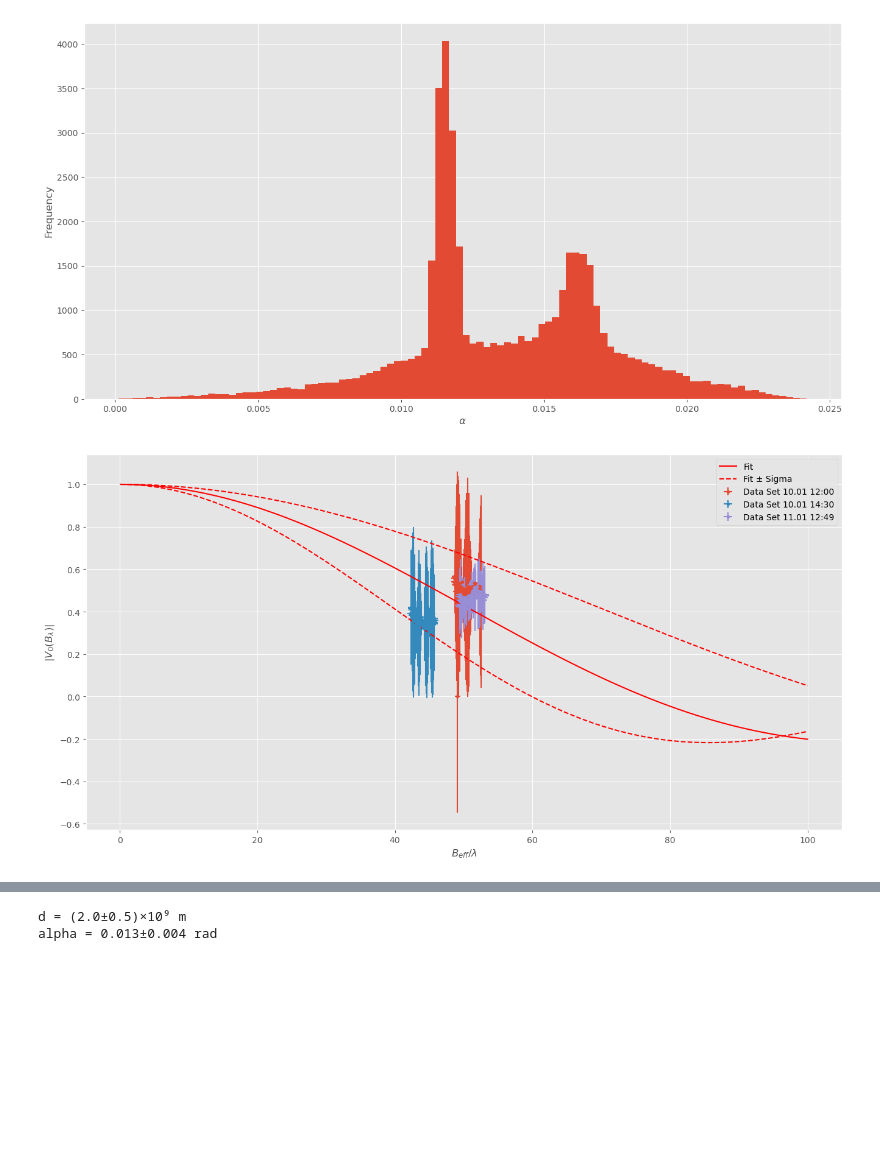
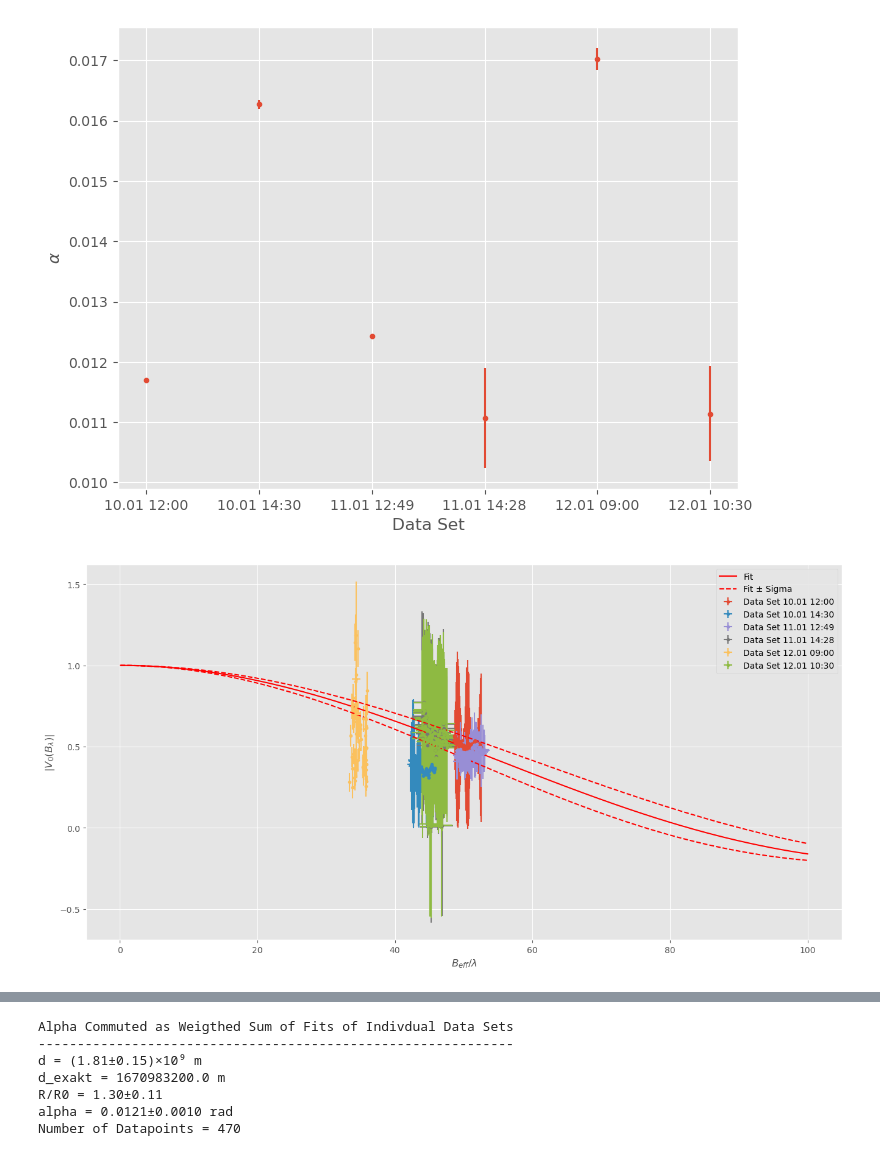
Before and after one commit to jadolff/Radio2024, a Jupyter notebook: SunResults.ipynb, the cells around one changed output, grey strips where cells are left out. Cells and saved outputs as stored; diff of their text form; code cells hidden in the pictures; blank space fills up the shorter version.

Commit message:
final datenanalyse sonne+daten 12

```diff
--- a/SunResults.ipynb
+++ b/SunResults.ipynb
@@ -61,8 +58,8 @@ V02, V0_uncert2, Bl2, Bl_sig2, params_opt2 = data_fitter(data_filtered, data_fil
 nice_plot(data, t, freq, params_opt1, params_opt2, fmin)
 
 # Determine Diameter; p = alpha
-#p = np.deg2rad(0.5)
-#sun_diameter(V02, V0_uncert2, Bl2, Bl_sig2, p)
+p = np.deg2rad(0.5)
+alpha2 = sun_diameter(V02, V0_uncert2, Bl2, Bl_sig2, p)
 # %% [output]
 Optimal Parameters of Normaldistribution
 ----------------------------------------
@@ -117,18 +83,18 @@ data, t, freq = glue_together(files, 10)
 
 # First Fit : Filter; p0 = (S0, tmax, sigma, a, b)
 p0 = (8.9, 1700, 0.07, 0.0, 122.0)
-data_filtered, data_filtered_error, params_tot, cov_tot, tmax_opt, sigma_opt, params_opt1, fmin = data_filter(data, t, (0, 75), p0)
+data_filtered, data_filtered_error, params_tot, cov_tot, tmax_opt, sigma_opt, params_opt1, fmin = data_filter(data, t, (0, 80), p0)
 
 # Second Fit: Signal; p0 = (V0, Beff, phi)
 p0 = (0.6, 5, 0.0)
-V04, V0_uncert4, Bl4, Bl_sig4, params_opt2 = data_fitter(data_filtered, data_filtered_error, t, freq, (0, 75), tmax_opt, sigma_opt, p0, fmin)
+V04, V0_uncert4, Bl4, Bl_sig4, params_opt2 = data_fitter(data_filtered, data_filtered_error, t, freq, (0, 80), tmax_opt, sigma_opt, p0, fmin)
 
 # Nice Plot
 nice_plot(data, t, freq, params_opt1, params_opt2, fmin)
 
 # Determine Diameter; p = alpha
-#p = np.deg2rad(0.5)
-#sun_diameter(V04, V0_uncert4, Bl4, Bl_sig4, p)
+p = np.deg2rad(0.5)
+alpha4 = sun_diameter(V04, V0_uncert4, Bl4, Bl_sig4, p)
 # %% [output]
 Optimal Parameters of Normaldistribution
 ----------------------------------------
@@ -142,0 +189,21 @@ Beff  = 5.89 ± 0.0688 m
+# %%
+files = ['Daten Sonne 12 2/ETH_20240112_100001_01.fit',
+         'Daten Sonne 12 2/ETH_20240112_101501_01.fit',
+         'Daten Sonne 12 2/ETH_20240112_103001_01.fit',
+         'Daten Sonne 12 2/ETH_20240112_104501_01.fit']
+data, t, freq = glue_together(files, 10)
+
+# First Fit : Filter; p0 = (S0, tmax, sigma, a, b)
+p0 = (10, 1400, 0.08, -0.1, 160.0)
+data_filtered, data_filtered_error, params_tot, cov_tot, tmax_opt, sigma_opt, params_opt1, fmin = data_filter(data, t, (0, 80), p0)
+
+# Second Fit: Signal; p0 = (V0, Beff, phi)
+p0 = (0.6, 6.4, 0.0)
+V07, V0_uncert7, Bl7, Bl_sig7, params_opt2 = data_fitter(data_filtered, data_filtered_error, t, freq, (0, 80), tmax_opt, sigma_opt, p0, fmin)
+
+# Nice Plot
+nice_plot(data, t, freq, params_opt1, params_opt2, fmin)
+
+# Determine Diameter; p = alpha
+p = np.deg2rad(0.5)
+alpha7 = sun_diameter(V07, V0_uncert7, Bl7, Bl_sig7, p)
@@ -143,7 +225,8 @@ Beff  = 5.89 ± 0.0688 m
 # %%
 # Final Fit
 p = np.deg2rad(0.5)
-sun_diameter_final((V01, V02, V04), (V0_uncert1, V0_uncert2, V0_uncert4),
-                   (Bl1, Bl2, Bl4), (Bl_sig1, Bl_sig2, Bl_sig4),
-                   ("10.01 12:00", "10.01 14:30", "11.01 12:49"), p)
+sun_diameter_final((V01, V02, V04, V05, V06, V07), (V0_uncert1, V0_uncert2, V0_uncert4, V0_uncert5, V0_uncert6, V0_uncert7),
+                   (Bl1, Bl2, Bl4, Bl5, Bl6, Bl7), (Bl_sig1, Bl_sig2, Bl_sig4, Bl_sig5, Bl_sig6, Bl_sig7),
+                   ("10.01 12:00", "10.01 14:30", "11.01 12:49", "11.01 14:28", "12.01 09:00", "12.01 10:30"),
+                   (alpha1, alpha2, alpha4, alpha5, alpha6, alpha7), p)
 # %% [output]
@@ -152,2 +233,2 @@ sun_diameter_final((V01, V02, V04), (V0_uncert1, V0_uncert2, V0_uncert4),
-[figure, old version]
+[figure, new version]
-[figure, old version]
+[figure, new version]
@@ -155,2 +236,7 @@ sun_diameter_final((V01, V02, V04), (V0_uncert1, V0_uncert2, V0_uncert4),
-d = (2.0±0.5)×10⁹ m
-alpha = 0.013±0.004 rad
+Alpha Commuted as Weigthed Sum of Fits of Indivdual Data Sets
+-------------------------------------------------------------
+d = (1.81±0.15)×10⁹ m
+d_exakt = 1670983200.0 m
+R/R0 = 1.30±0.11
+alpha = 0.0121±0.0010 rad
+Number of Datapoints = 470
```
Also changed, not shown: parts of 9 cells of this notebook, 14 other files.
